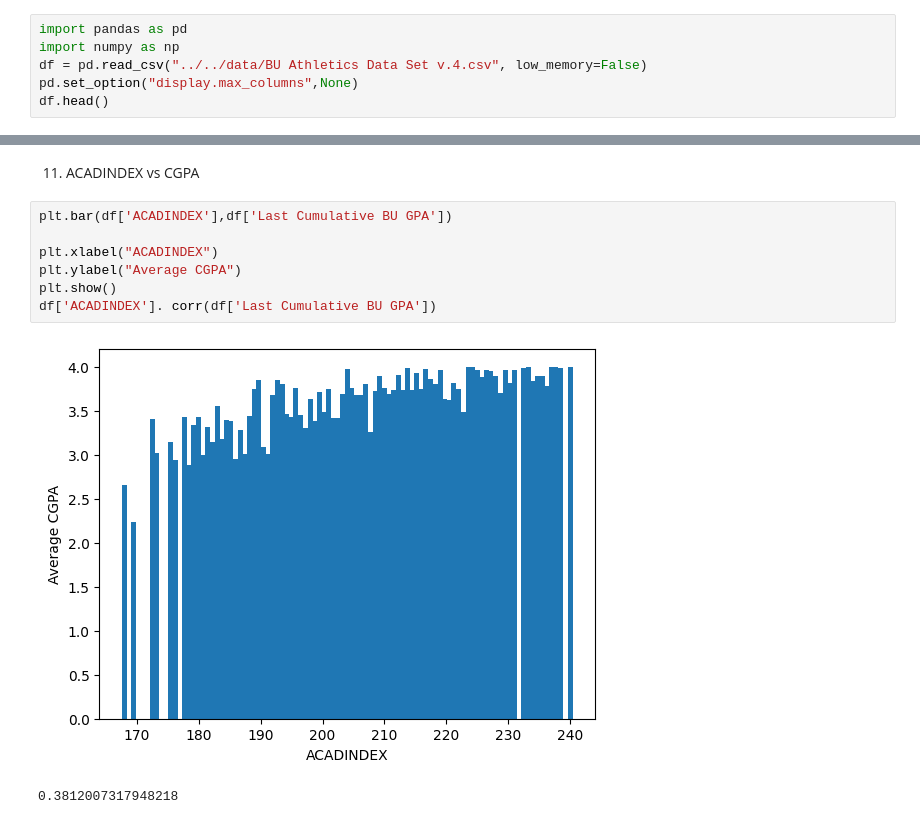
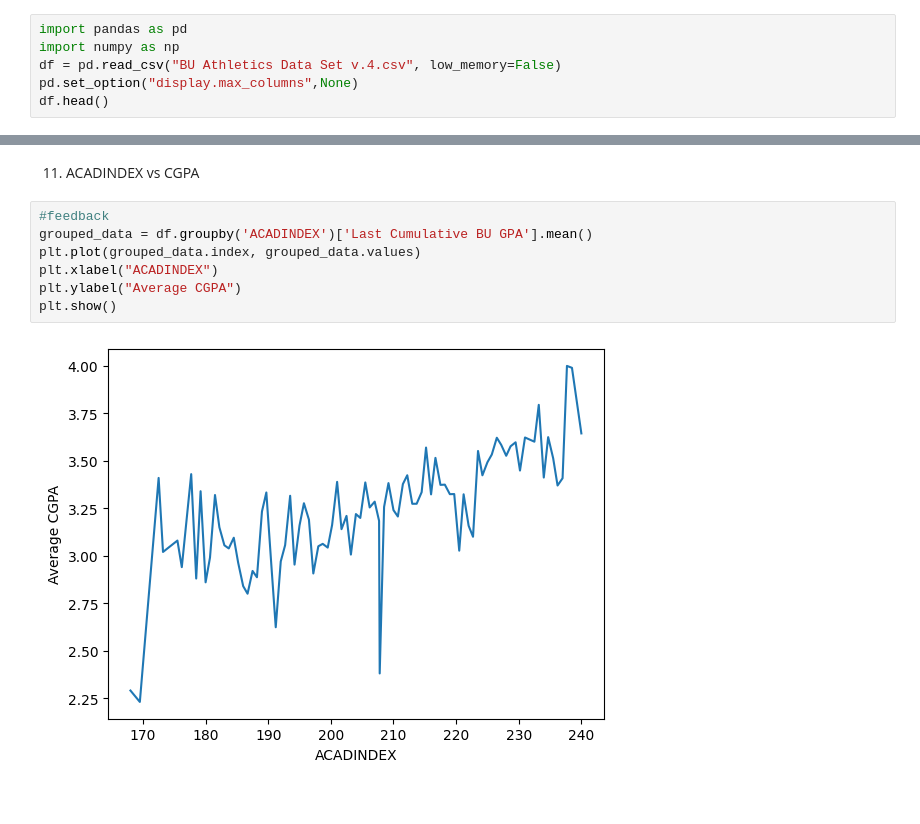
Before and after one commit to hanieljacob/Athlete-Performance-Analysis, a Jupyter notebook: Athlete-Performance.ipynb, the cells around one changed output, grey strips where cells are left out. Drawn from its saved outputs; the diff is of its cells as text.

```diff
--- a/Athlete-Performance.ipynb
+++ b/Athlete-Performance.ipynb
@@ -3,7 +11,7 @@ Reading the CSV File
 # %%
 import pandas as pd
 import numpy as np
-df = pd.read_csv("../../data/BU Athletics Data Set v.4.csv", low_memory=False)
+df = pd.read_csv("BU Athletics Data Set v.4.csv", low_memory=False)
 pd.set_option("display.max_columns",None)
 df.head()
 # %% [output]
@@ -650,12 +1316,11 @@ Students with ACADINDEX have a slightly higher CGPA than those who do not.
 # %% [markdown]
 11. ACADINDEX vs CGPA
 # %%
-plt.bar(df['ACADINDEX'],df['Last Cumulative BU GPA'])
-
+#feedback
+grouped_data = df.groupby('ACADINDEX')['Last Cumulative BU GPA'].mean()
+plt.plot(grouped_data.index, grouped_data.values)
 plt.xlabel("ACADINDEX")
 plt.ylabel("Average CGPA")
 plt.show()
-df['ACADINDEX']. corr(df['Last Cumulative BU GPA'])
 # %% [output]
-[figure, old version]
+[figure, new version]
-0.3812007317948218
```
Also changed, not shown: parts of 53 cells of this notebook.
